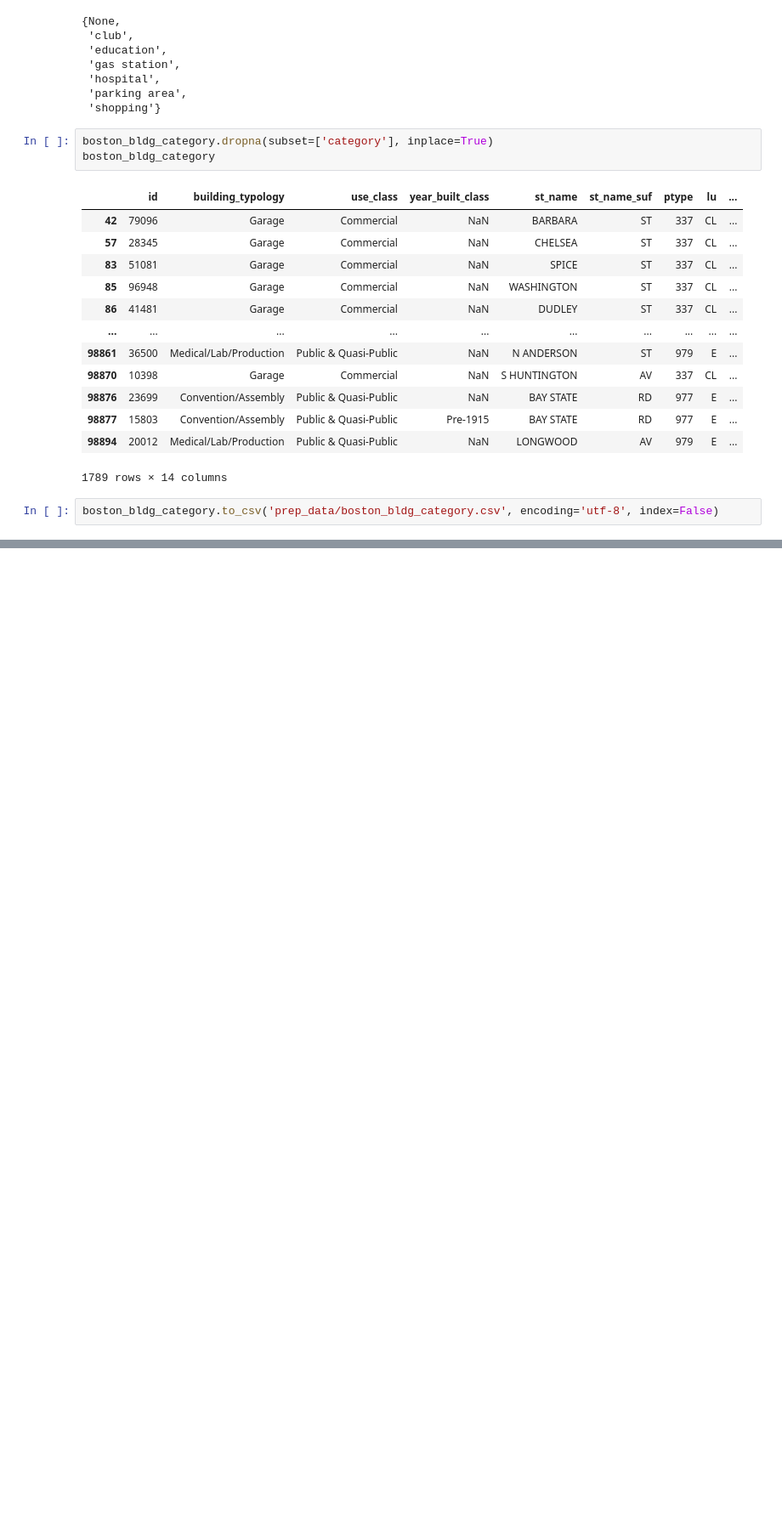
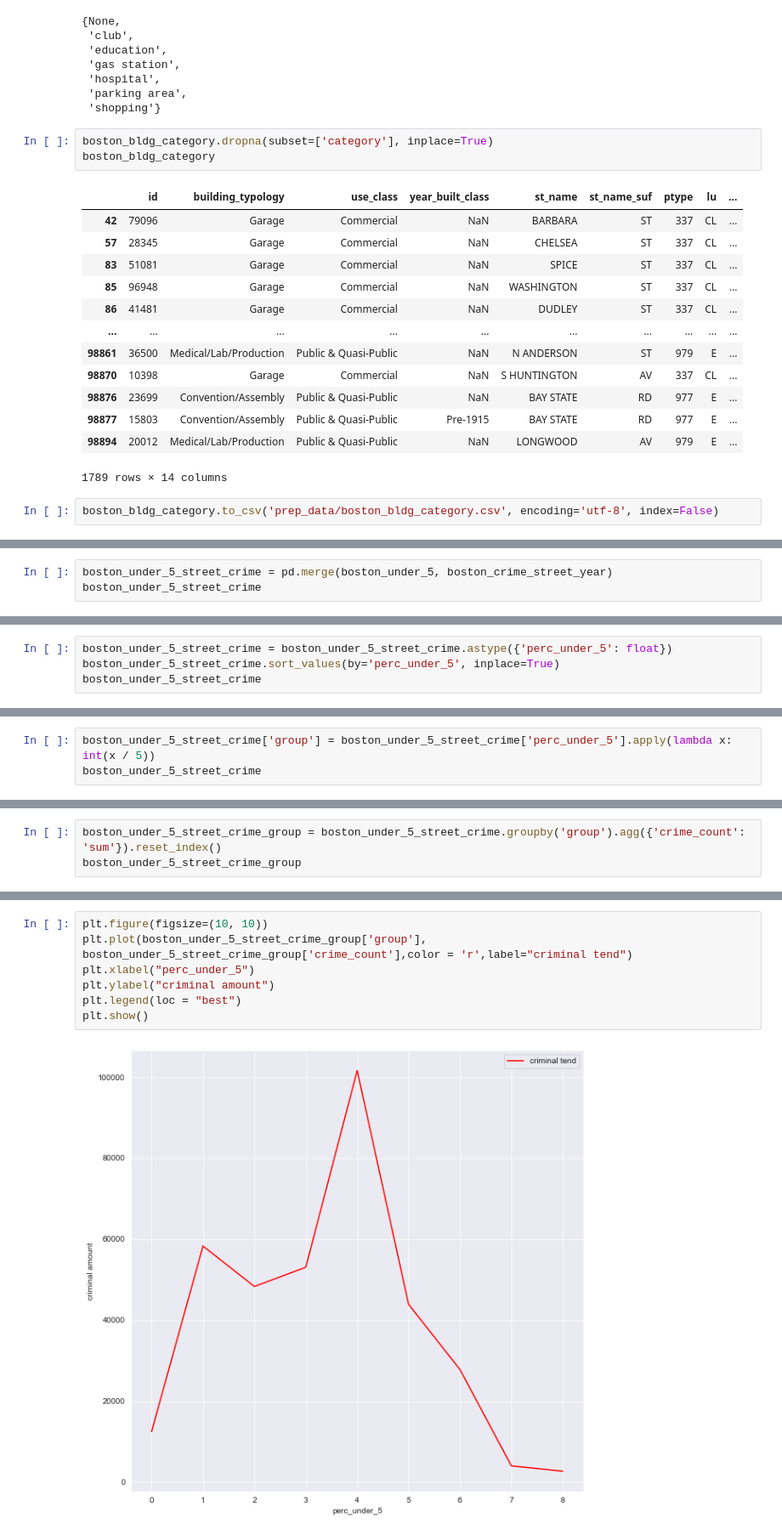
Before and after one commit to FlyingNightBird/2022Spring_Finals, a Jupyter notebook: preprocessing_building_data.ipynb, the cells around one changed output, grey strips where cells are left out. Shown: that part at 85% size. Drawn from its saved outputs; the diff is of its cells as text; blank space fills up the shorter version.

```diff
--- a/preprocessing_building_data.ipynb
+++ b/preprocessing_building_data.ipynb
@@ -332,0 +410,3 @@ boston_bldg_category.to_csv('prep_data/boston_bldg_category.csv', encoding='utf-
+# %%
+boston_under_5_street_crime = pd.merge(boston_under_5, boston_crime_street_year)
+boston_under_5_street_crime
@@ -332,0 +427,4 @@ boston_bldg_category.to_csv('prep_data/boston_bldg_category.csv', encoding='utf-
+# %%
+boston_under_5_street_crime = boston_under_5_street_crime.astype({'perc_under_5': float})
+boston_under_5_street_crime.sort_values(by='perc_under_5', inplace=True)
+boston_under_5_street_crime
@@ -332,0 +445,3 @@ boston_bldg_category.to_csv('prep_data/boston_bldg_category.csv', encoding='utf-
+# %%
+boston_under_5_street_crime['group'] = boston_under_5_street_crime['perc_under_5'].apply(lambda x: int(x / 5))
+boston_under_5_street_crime
@@ -332,0 +462,3 @@ boston_bldg_category.to_csv('prep_data/boston_bldg_category.csv', encoding='utf-
+# %%
+boston_under_5_street_crime_group = boston_under_5_street_crime.groupby('group').agg({'crime_count': 'sum'}).reset_index()
+boston_under_5_street_crime_group
@@ -332,0 +476,9 @@ boston_bldg_category.to_csv('prep_data/boston_bldg_category.csv', encoding='utf-
+# %%
+plt.figure(figsize=(10, 10))
+plt.plot(boston_under_5_street_crime_group['group'], boston_under_5_street_crime_group['crime_count'],color = 'r',label="criminal tend")
+plt.xlabel("perc_under_5")
+plt.ylabel("criminal amount")
+plt.legend(loc = "best")
+plt.show()
+# %% [output]
+[figure, added]
```
Also changed, not shown: parts of 11 cells of this notebook.
